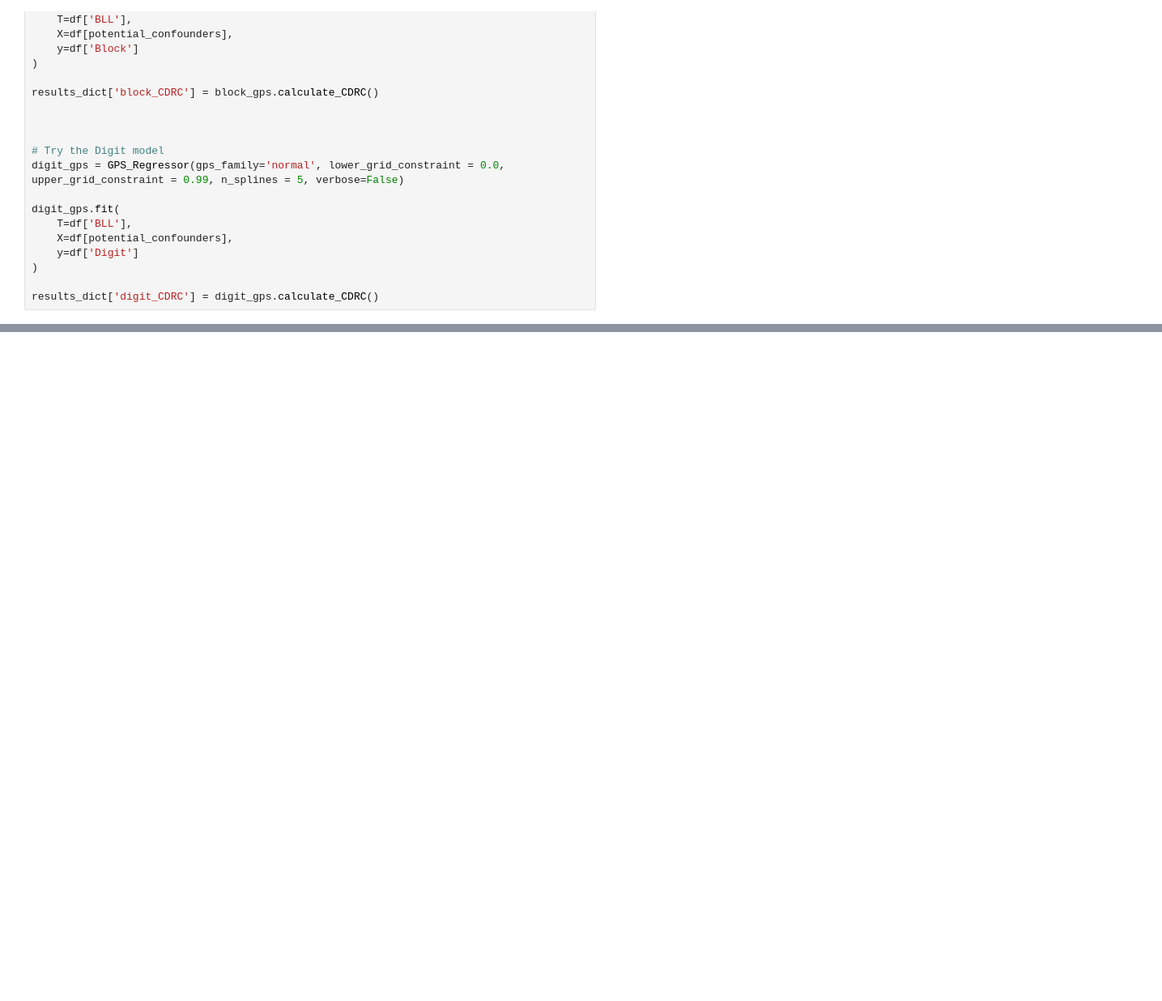
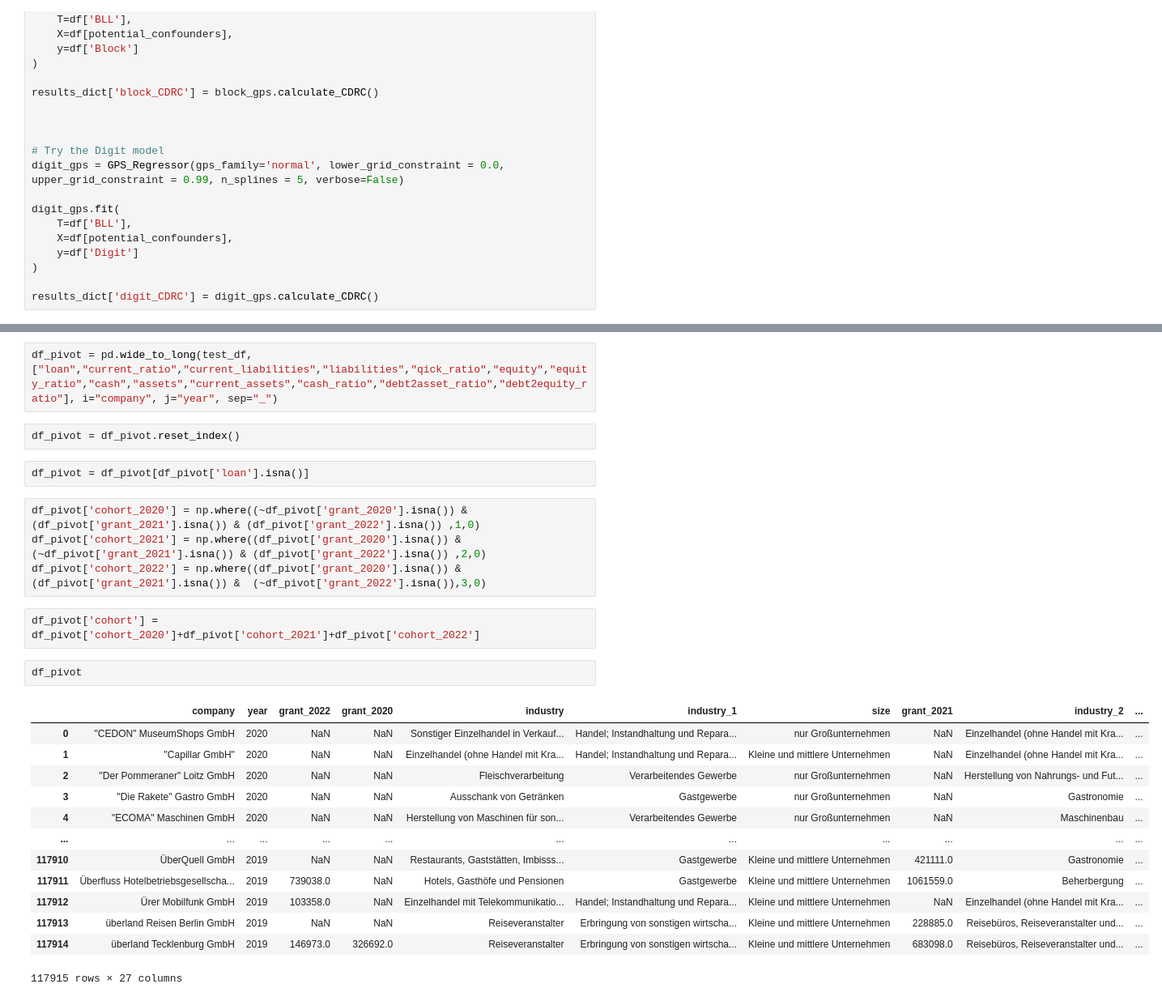
Before and after one commit to m-schildt/AAA, a Jupyter notebook: 5_diff&diff.ipynb, the cells around one changed output, grey strips where cells are left out. Shown at 81% size. Saved outputs shown, nothing was run; the diff lists cells and outputs as text; blank space fills up the shorter version.

```diff
--- a/5_diff&diff.ipynb
+++ b/5_diff&diff.ipynb
@@ -1931,0 +1970,28 @@ results_dict['digit_CDRC'] = digit_gps.calculate_CDRC()
+# %%
+df_pivot = pd.wide_to_long(test_df, ["loan","current_ratio","current_liabilities","liabilities","qick_ratio","equity","equity_ratio","cash","assets","current_assets","cash_ratio","debt2asset_ratio","debt2equity_ratio"], i="company", j="year", sep="_")
+# %%
+df_pivot = df_pivot.reset_index()
+# %%
+df_pivot = df_pivot[df_pivot['loan'].isna()]
+# %%
+df_pivot['cohort_2020'] = np.where((~df_pivot['grant_2020'].isna()) & (df_pivot['grant_2021'].isna()) & (df_pivot['grant_2022'].isna()) ,1,0)
+df_pivot['cohort_2021'] = np.where((df_pivot['grant_2020'].isna()) & (~df_pivot['grant_2021'].isna()) & (df_pivot['grant_2022'].isna()) ,2,0)
+df_pivot['cohort_2022'] = np.where((df_pivot['grant_2020'].isna()) & (df_pivot['grant_2021'].isna()) &  (~df_pivot['grant_2022'].isna()),3,0)
+# %%
+df_pivot['cohort'] = df_pivot['cohort_2020']+df_pivot['cohort_2021']+df_pivot['cohort_2022']
+# %%
+df_pivot
+# %% [output]
+|  | company | year | grant_2022 | grant_2020 | industry | industry_1 | size | grant_2021 | industry_2 | ... |
+| 0 | "CEDON" MuseumShops GmbH | 2020 | NaN | NaN | Sonstiger Einzelhandel in Verkauf... | Handel; Instandhaltung und Repara... | nur Großunternehmen | NaN | Einzelhandel (ohne Handel mit Kra... | ... |
+| 1 | "Capillar GmbH" | 2020 | NaN | NaN | Einzelhandel (ohne Handel mit Kra... | Handel; Instandhaltung und Repara... | Kleine und mittlere Unternehmen | NaN | Einzelhandel (ohne Handel mit Kra... | ... |
+| 2 | "Der Pommeraner" Loitz GmbH | 2020 | NaN | NaN | Fleischverarbeitung | Verarbeitendes Gewerbe | nur Großunternehmen | NaN | Herstellung von Nahrungs- und Fut... | ... |
+| 3 | "Die Rakete" Gastro GmbH | 2020 | NaN | NaN | Ausschank von Getränken | Gastgewerbe | nur Großunternehmen | NaN | Gastronomie | ... |
+| 4 | "ECOMA" Maschinen GmbH | 2020 | NaN | NaN | Herstellung von Maschinen für son... | Verarbeitendes Gewerbe | nur Großunternehmen | NaN | Maschinenbau | ... |
+| ... | ... | ... | ... | ... | ... | ... | ... | ... | ... | ... |
+| 117910 | ÜberQuell GmbH | 2019 | NaN | NaN | Restaurants, Gaststätten, Imbisss... | Gastgewerbe | Kleine und mittlere Unternehmen | 421111.0 | Gastronomie | ... |
+| 117911 | Überfluss Hotelbetriebsgesellscha... | 2019 | 739038.0 | NaN | Hotels, Gasthöfe und Pensionen | Gastgewerbe | Kleine und mittlere Unternehmen | 1061559.0 | Beherbergung | ... |
+| 117912 | Ürer Mobilfunk GmbH | 2019 | 103358.0 | NaN | Einzelhandel mit Telekommunikatio... | Handel; Instandhaltung und Repara... | Kleine und mittlere Unternehmen | NaN | Einzelhandel (ohne Handel mit Kra... | ... |
+| 117913 | überland Reisen Berlin GmbH | 2019 | NaN | NaN | Reiseveranstalter | Erbringung von sonstigen wirtscha... | Kleine und mittlere Unternehmen | 228885.0 | Reisebüros, Reiseveranstalter und... | ... |
+| 117914 | überland Tecklenburg GmbH | 2019 | 146973.0 | 326692.0 | Reiseveranstalter | Erbringung von sonstigen wirtscha... | Kleine und mittlere Unternehmen | 683098.0 | Reisebüros, Reiseveranstalter und... | ... |
+117915 rows × 27 columns
```
Also changed, not shown: parts of 42 cells of this notebook, 1 other file.
